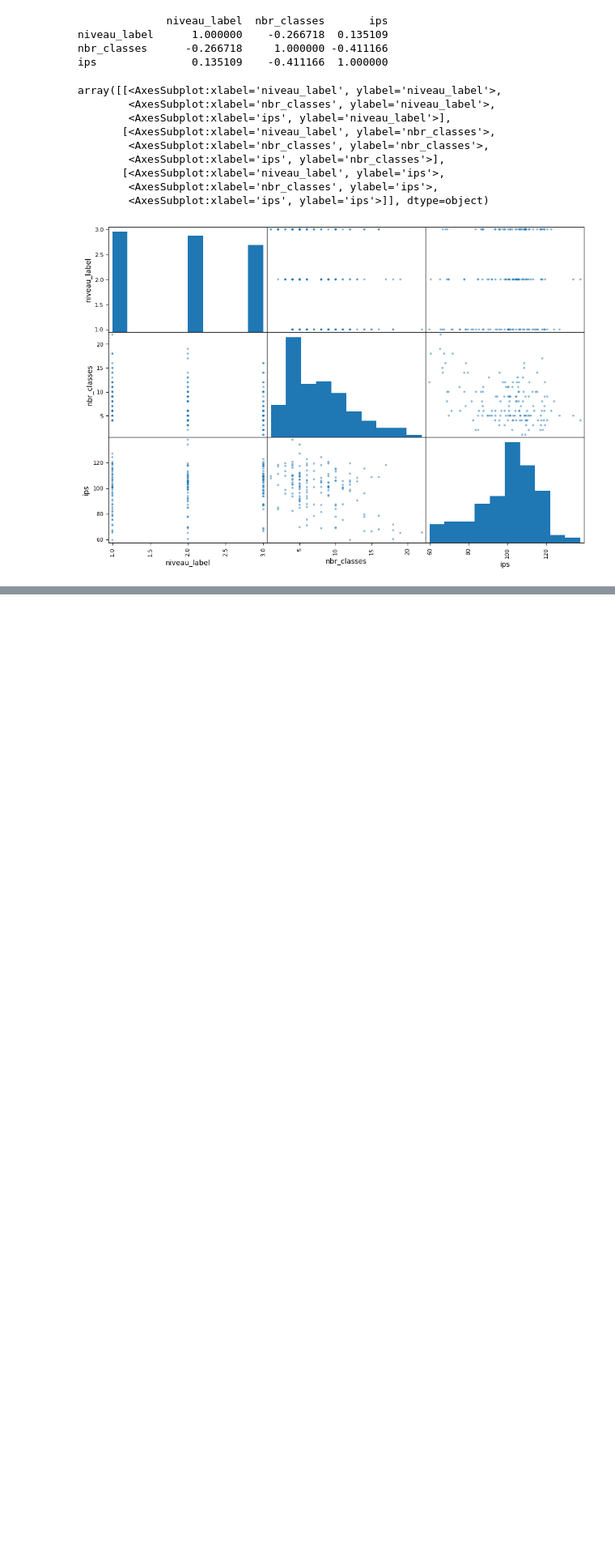
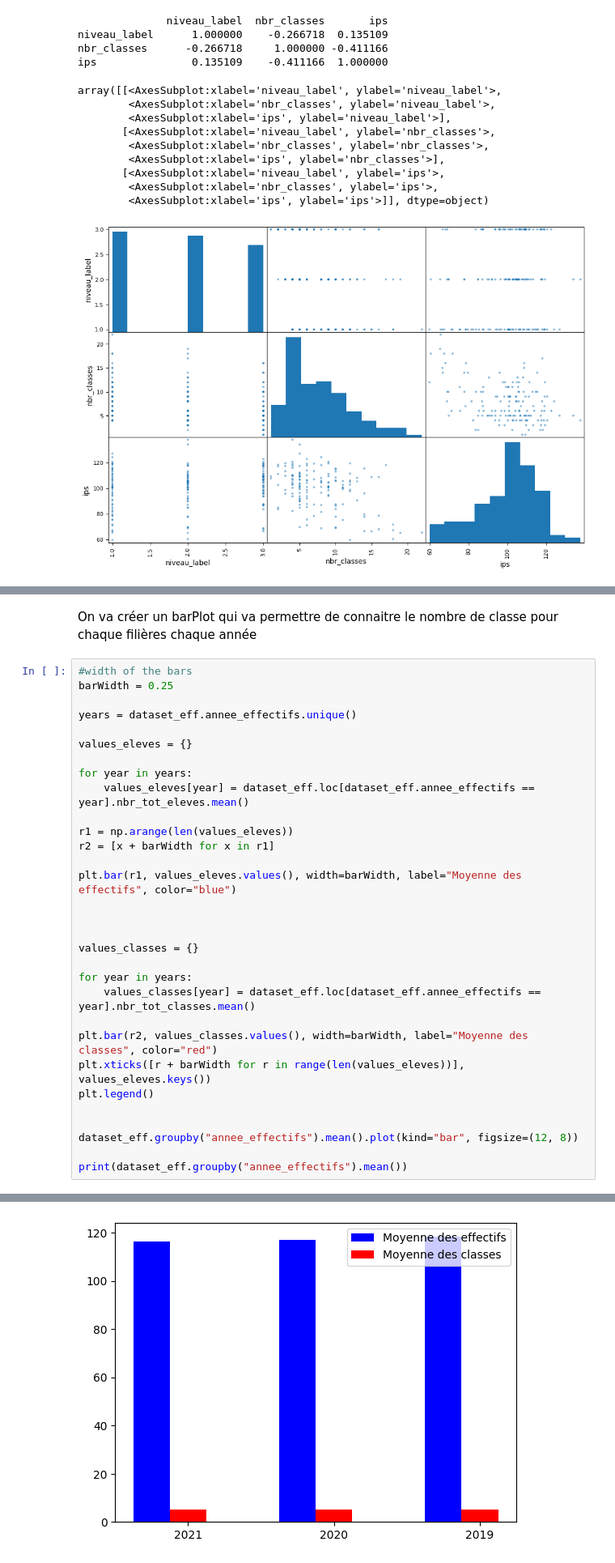
Before and after one commit to Salim-belkhir/Projet-data-science, a Jupyter notebook: label_numeriques_ecole/exploration-donnees.ipynb, the cells around one changed output, grey strips where cells are left out. Shown at 81% size. Drawn from its saved outputs; the diff is of its cells as text; blank space fills up the shorter version.

```diff
--- a/label_numeriques_ecole/exploration-donnees.ipynb
+++ b/label_numeriques_ecole/exploration-donnees.ipynb
@@ -254,0 +372,34 @@ Les données ne sont pas trop exploitables. On va chercher une autre source de d
+# %% [markdown]
+On va créer un barPlot qui va permettre de connaitre le nombre de classe pour chaque filières chaque année
+# %%
+#width of the bars
+barWidth = 0.25
+
+years = dataset_eff.annee_effectifs.unique()
+
+values_eleves = {}
+
+for year in years:
+    values_eleves[year] = dataset_eff.loc[dataset_eff.annee_effectifs == year].nbr_tot_eleves.mean()
+
+r1 = np.arange(len(values_eleves))
+r2 = [x + barWidth for x in r1]
+
+plt.bar(r1, values_eleves.values(), width=barWidth, label="Moyenne des effectifs", color="blue")
+
+
+
+values_classes = {}
+
+for year in years:
+    values_classes[year] = dataset_eff.loc[dataset_eff.annee_effectifs == year].nbr_tot_classes.mean()
+
+plt.bar(r2, values_classes.values(), width=barWidth, label="Moyenne des classes", color="red")
+plt.xticks([r + barWidth for r in range(len(values_eleves))], values_eleves.keys())
+plt.legend()
+
+
+dataset_eff.groupby("annee_effectifs").mean().plot(kind="bar", figsize=(12, 8))
+
+print(dataset_eff.groupby("annee_effectifs").mean())
+# %% [output]
@@ -254,0 +423 @@ Les données ne sont pas trop exploitables. On va chercher une autre source de d
+[figure, added]
```
Also changed, not shown: parts of 33 cells of this notebook, 11 other files.
